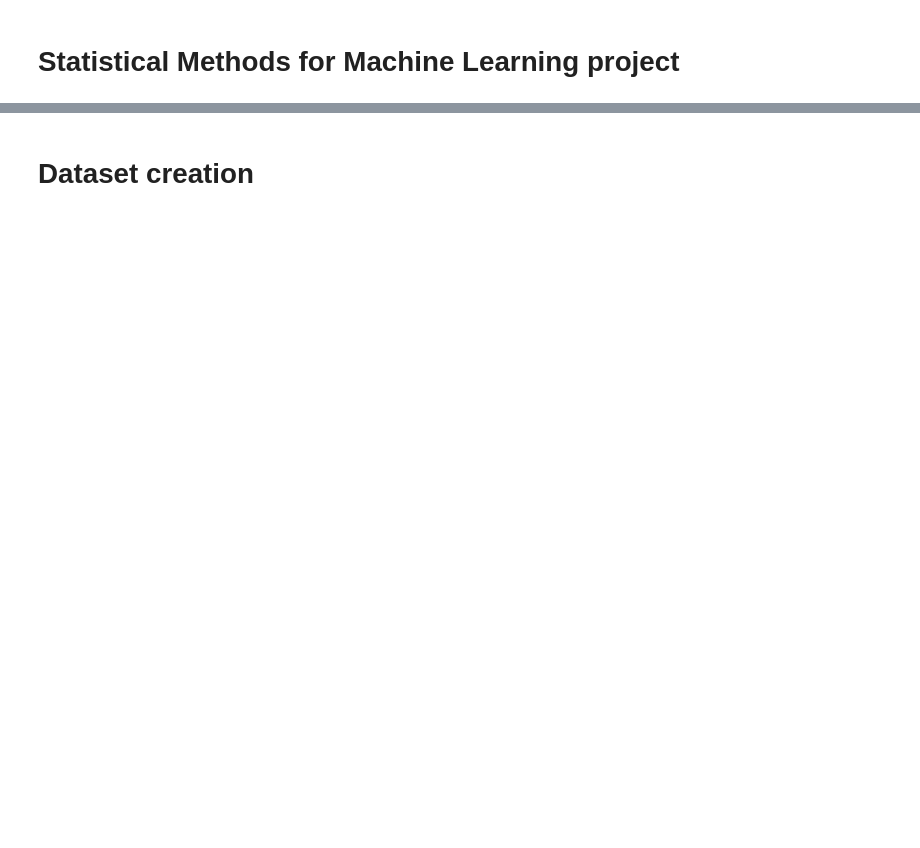
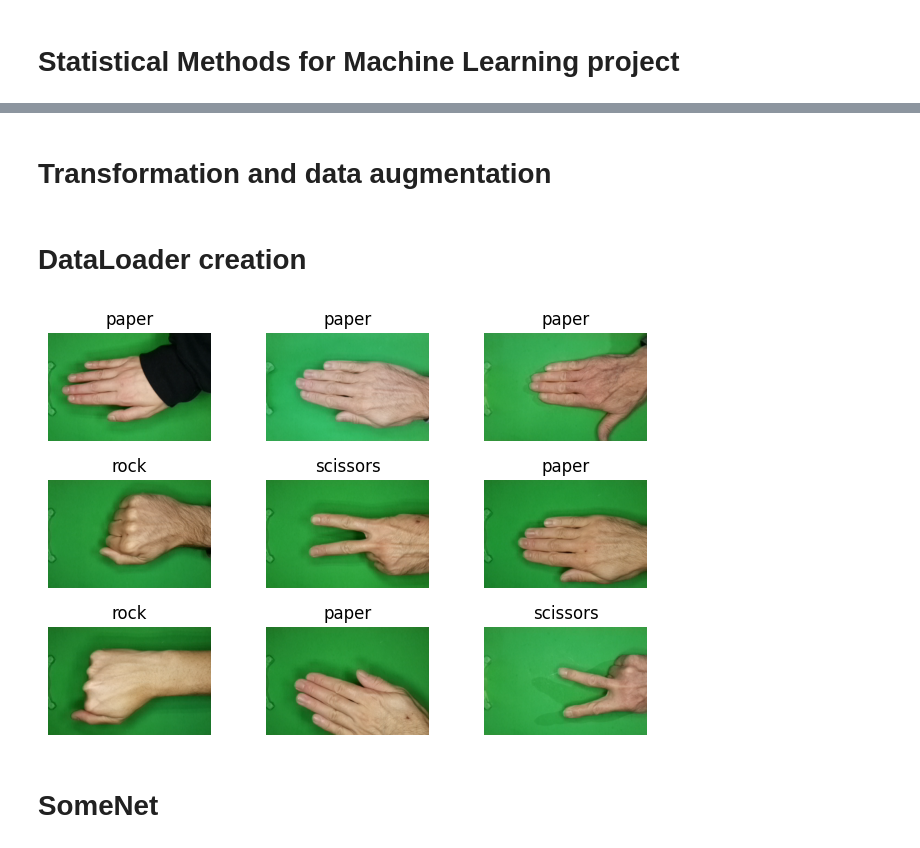
Before and after one commit to prometheus404/sm4ml_proj, a Jupyter notebook: rockpaperscissors.ipynb, the cells around one changed output, grey strips where cells are left out. Drawn from its saved outputs; the diff is of its cells as text; code cells hidden in the pictures; blank space fills up the shorter version.

```diff
--- a/rockpaperscissors.ipynb
+++ b/rockpaperscissors.ipynb
@@ -63,15 +63,28 @@ xqCLaIfsVBFNf63M.png
+# %% [markdown]
+# Transformation and data augmentation
 # %% [markdown]
-# Dataset creation
+# DataLoader creation
 # %%
-class RPSDataset(Dataset):
-    def __init__(self, root_dir, transform=None):
-        self.root_wdir = root_dir
-        self.transform = transform
-    def __len__(self):
-        return 100
-    def __getitem__(self,idx):
-        if torch.is_tensor(idx):
-            idx = idx.tolist()
+from torchvision import datasets, transforms
+from torch.utils.data import DataLoader
 
-        img_class =
-        img = io.imread()
+transform = transforms.Compose([
+    transforms.ToTensor()
+])
+
+dataset = datasets.ImageFolder(root=path, transform=transform)
+dl = DataLoader(dataset, batch_size=9, shuffle=True)
+
+for img,lbl in dl:
+    for i in range(len(img)):
+        ax = plt.subplot(3,3,i+1)
+        plt.tight_layout()
+        ax.set_title(dataset.classes[lbl[i]])
+        ax.axis('off')
+        plt.imshow(img[i].permute(1,2,0))
+    break
+plt.show()
+# %% [output]
+[figure, added]
+# %% [markdown]
+# SomeNet
```
Also changed, not shown: parts of 4 cells of this notebook.
